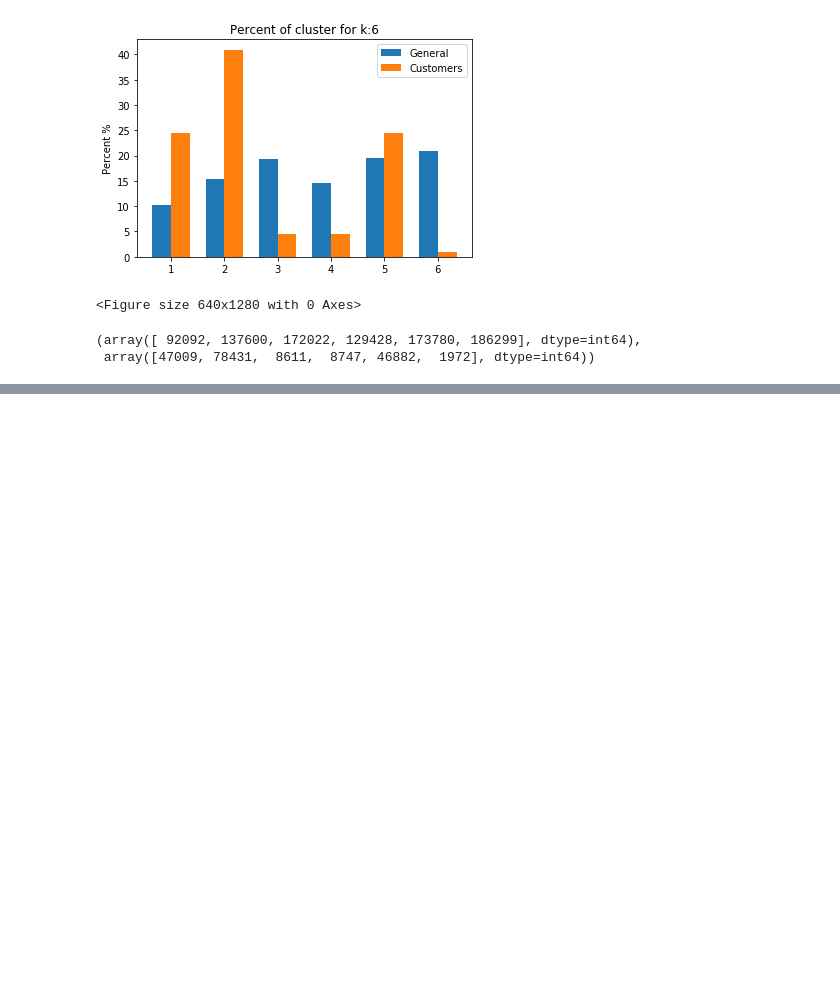
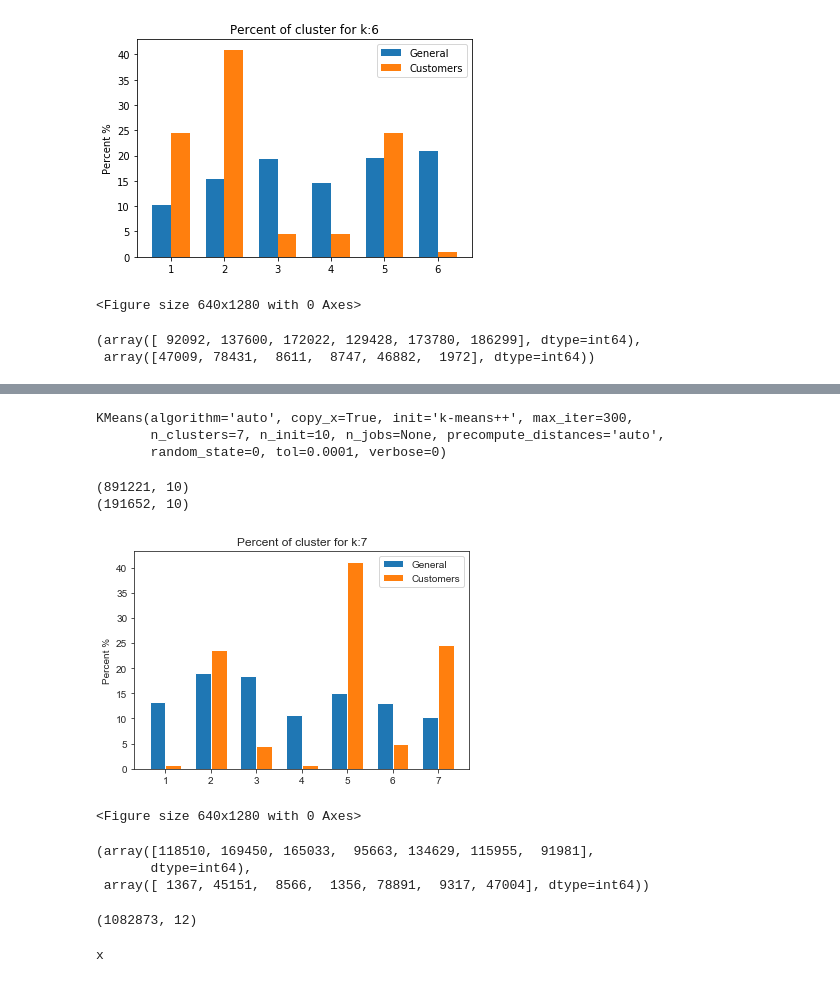
Before and after one commit to OliverFarren/arvato-udacity-customersegmentation, a Jupyter notebook: 1_customer_segmentation_report.ipynb, the cells around one changed output, grey strips where cells are left out. Cells and saved outputs as stored; diff of their text form; code cells hidden in the pictures; blank space fills up the shorter version.

```diff
--- a/1_customer_segmentation_report.ipynb
+++ b/1_customer_segmentation_report.ipynb
@@ -1066,0 +1075,3 @@ It looks like k=7 has the most distinction between customers and the general pop
+# %%
+azdias_clean = clean_df.etl_pipeline(azdias,cols_keep=cols_keep)
+customers_clean = clean_df.etl_pipeline(customers,cols_keep=cols_keep)
@@ -1066,0 +1080,28 @@ It looks like k=7 has the most distinction between customers and the general pop
+# %%
+azdias_pca = clean_df.impute_scale_pca_df(azdias_clean)
+customers_pca = clean_df.impute_scale_pca_df(customers_clean)
+# %%
+n_clusters = 7
+kmeanModel = KMeans(n_clusters=n_clusters,random_state=0)
+kmeanModel.fit(azdias_pca)
+# %% [output]
+KMeans(algorithm='auto', copy_x=True, init='k-means++', max_iter=300,
+       n_clusters=7, n_init=10, n_jobs=None, precompute_distances='auto',
+       random_state=0, tol=0.0001, verbose=0)
+# %%
+print(azdias_pca.shape)
+print(customers_pca.shape)
+# %% [output]
+(891221, 10)
+(191652, 10)
+# %%
+azdias_clusters = kmeanModel.predict(azdias_pca)
+customer_clusters = kmeanModel.predict(customers_pca)
+# %%
+plot_kmeans(kmeanModel,azdias_pca,customers_pca,n_clusters,azdias_clusters=azdias_clusters,customer_clusters=customer_clusters)
+# %% [output]
+[figure, added]
+<Figure size 640x1280 with 0 Axes>
+(array([118510, 169450, 165033,  95663, 134629, 115955,  91981],
+       dtype=int64),
+ array([ 1367, 45151,  8566,  1356, 78891,  9317, 47004], dtype=int64))
@@ -1066,0 +1115,8 @@ It looks like k=7 has the most distinction between customers and the general pop
+# %%
+azdias_customer_df.shape
+# %% [output]
+(1082873, 12)
+# %%
+print('x')
+# %% [output]
+x
```
Also changed, not shown: parts of 18 cells of this notebook.
